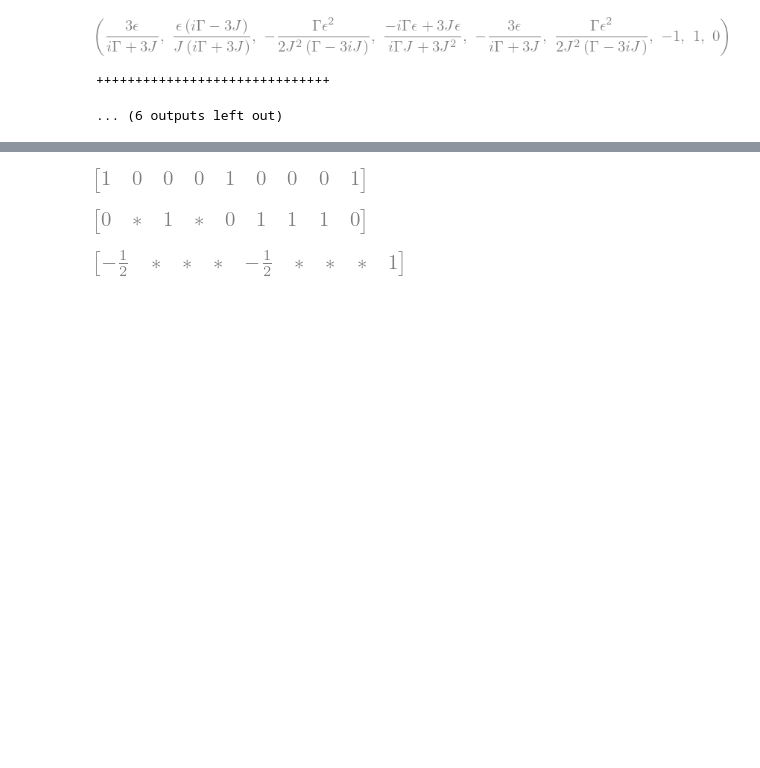
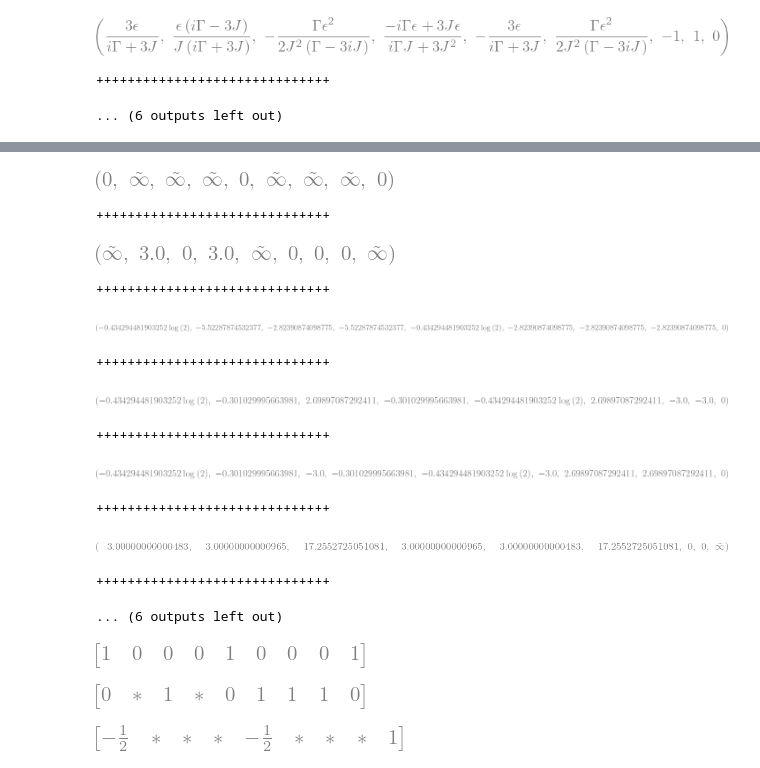
Before and after one commit to kiwipretzel/nserc-2026, a Jupyter notebook: [3.0] [three-site (degenerate), single-body, general epsilon's, local dephasing]/[3.0.1] [evals of symmetry case] [june 25].ipynb, the cells around one changed output, grey strips where cells are left out. Drawn from its saved outputs; the diff is of its cells as text; code cells hidden in the pictures; blank space fills up the shorter version.

```diff
--- a/[3.0] [three-site (degenerate), single-body, general epsilon's, local dephasing]/[3.0.1] [evals of symmetry case] [june 25].ipynb
+++ b/[3.0] [three-site (degenerate), single-body, general epsilon's, local dephasing]/[3.0.1] [evals of symmetry case] [june 25].ipynb
@@ -196,3 +217,29 @@ for i in evecs_approx:
+# %%
+J_val = 0.1
+gamma_val = 1e-6
+epsilon_val = 1e-4
+
+
+# computing vals to get orders of magnitudes
+
+for i in evecs_approx:
+    display(tuple( sp.log(sp.Abs(sp.re(val.subs({J:J_val, gamma:gamma_val, epsilon:epsilon_val}))), 10.0) for val in i))
+    #display(tuple( sp.re(val.subs({J:J_val, gamma:gamma_val, epsilon:epsilon_val})) for val in i))
+    print("++++++++++++++++++++++++++++++")
+# %% [output]
+[figure, added]
+++++++++++++++++++++++++++++++
+[figure, added]
+++++++++++++++++++++++++++++++
+[figure, added]
+++++++++++++++++++++++++++++++
+[figure, added]
+++++++++++++++++++++++++++++++
+[figure, added]
+++++++++++++++++++++++++++++++
+[figure, added]
+++++++++++++++++++++++++++++++
+... (6 outputs left out)
 # %%
 
 for i in evecs_approx:
```
Also changed, not shown: parts of 1 cell of this notebook, 1 other file.
